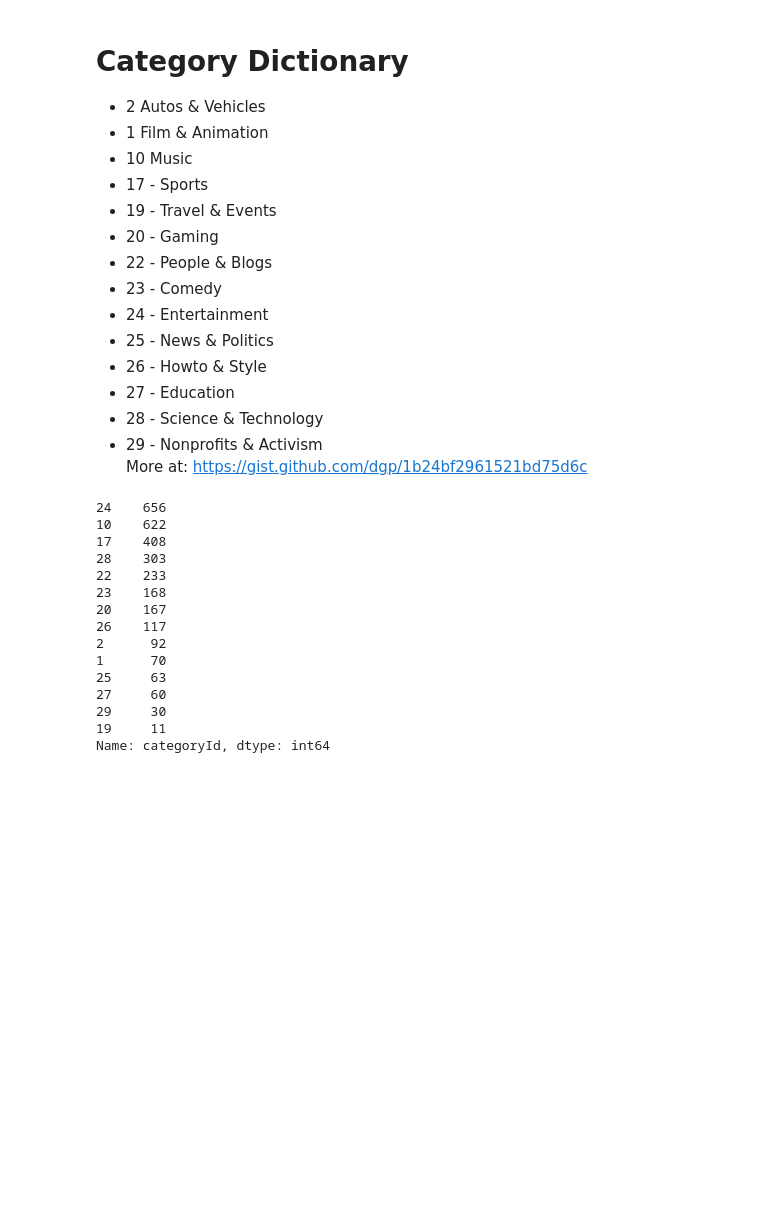
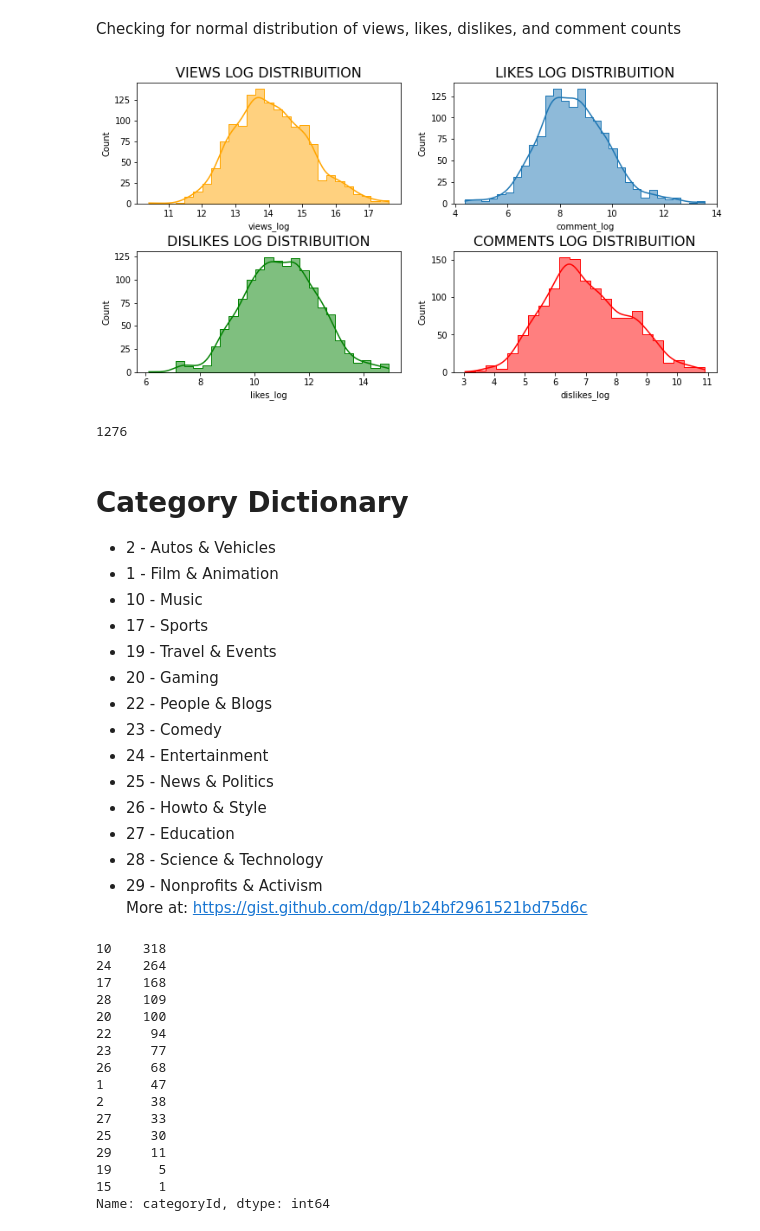
Before and after one commit to nickrwu/YouTube-Trending, a Jupyter notebook: yt-analysis.ipynb, the cells around one changed output. Cells and saved outputs as stored; diff of their text form; code cells hidden in the pictures; blank space fills up the shorter version.

```diff
--- a/yt-analysis.ipynb
+++ b/yt-analysis.ipynb
@@ -98,8 +127,32 @@ dtype: int64
+# %% [markdown]
+Checking for normal distribution of views, likes, dislikes, and comment counts
+# %%
+fig, axes = plt.subplots(2, 2, figsize=(12, 6))
+
+g1 = sns.histplot(ax=axes[0, 0], data=trend_df, x="views_log", kde=True, element="step", color="orange")
+g1.set_title("VIEWS LOG DISTRIBUITION", fontsize=16)
+
+g2 = sns.histplot(ax=axes[0,1], data=trend_df, x="comment_log", kde=True, element="step")
+g2.set_title('LIKES LOG DISTRIBUITION', fontsize=16)
+
+g3 = sns.histplot(ax=axes[1,0], data=trend_df, x="likes_log", kde=True, element="step", color="green")
+g3.set_title("DISLIKES LOG DISTRIBUITION", fontsize=16)
+
+g4 = sns.histplot(ax=axes[1,1], data=trend_df, x="dislikes_log", kde=True, element="step", color="red")
+g4.set_title("COMMENTS LOG DISTRIBUITION", fontsize=16)
+
+plt.subplots_adjust(wspace = 0.2, hspace = 0.4,top = 0.9)
+# %% [output]
+[figure, added]
+# %%
+print(len(helpers.findOutliers(trend_df['views_log'])))
+# %% [output]
+1276
 # %% [markdown]
 # Category Dictionary
-- 2 Autos & Vehicles
-- 1 Film & Animation
-- 10 Music
+- 2 - Autos & Vehicles
+- 1 - Film & Animation
+- 10 - Music
 - 17 - Sports
 - 19 - Travel & Events
 - 20 - Gaming
@@ -114,20 +167,21 @@ dtype: int64
 <br> More at: https://gist.github.com/dgp/1b24bf2961521bd75d6c
 # %%
 # Figuring out the popular categories
-trend_data.categoryId.value_counts()
+trend_df.categoryId.value_counts()
 # %% [output]
-24    656
-10    622
-17    408
-28    303
-22    233
-23    168
-20    167
-26    117
-2      92
-1      70
-25     63
-27     60
-29     30
-19     11
+10    318
+24    264
+17    168
+28    109
+20    100
+22     94
+23     77
+26     68
+1      47
+2      38
+27     33
+25     30
+29     11
+19      5
+15      1
 Name: categoryId, dtype: int64
```
Also changed, not shown: parts of 21 cells of this notebook, 1 other file.
